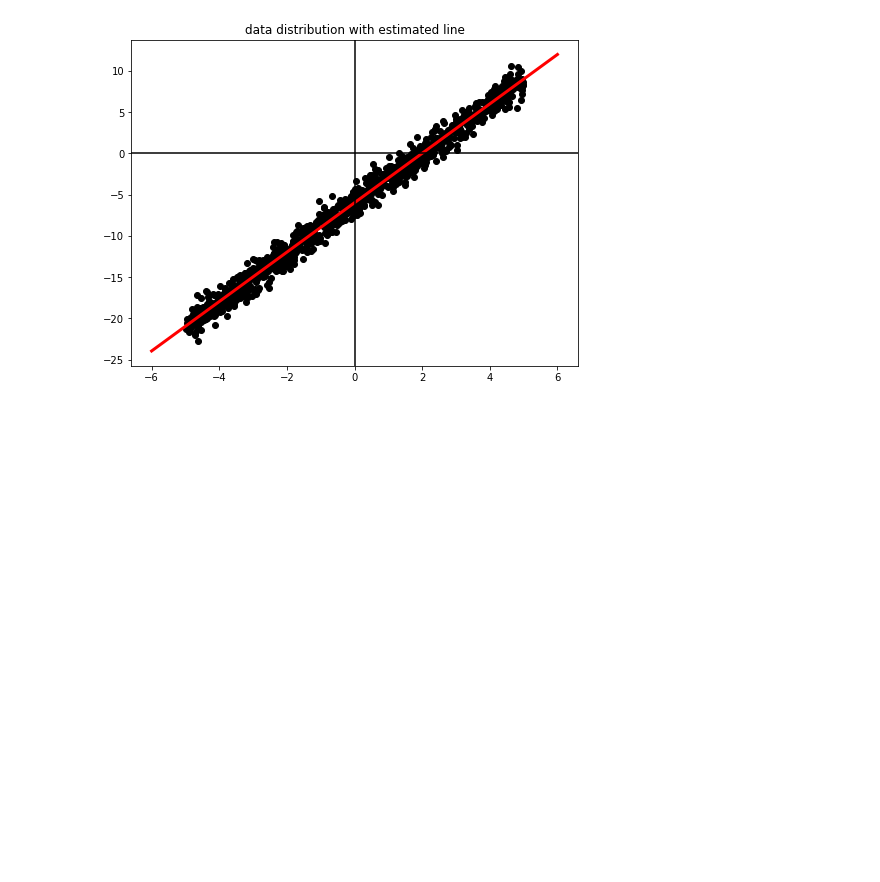
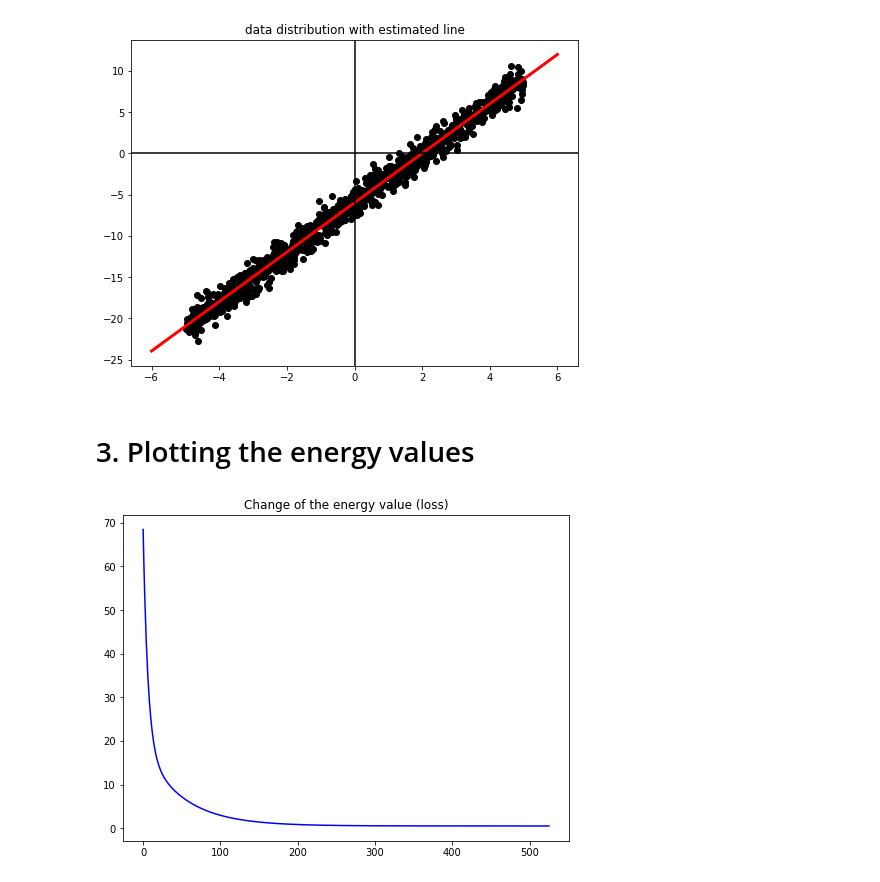
Before and after one commit to BaeHyungjun/2020-1-MachineLearning, a Jupyter notebook: 20152410_배형준_머신러닝_과제2.ipynb, the cells around one changed output. Cells and saved outputs as stored; diff of their text form; code cells hidden in the pictures; blank space fills up the shorter version.

Commit message:
Assignment2-3 Plotting the energy values
check convergence of energy values (loss) visually

```diff
--- a/20152410_배형준_머신러닝_과제2.ipynb
+++ b/20152410_배형준_머신러닝_과제2.ipynb
@@ -114,3 +114,14 @@ plt.title('data distribution with estimated line')
 plt.show()
 # %% [output]
 [figure]
+# %% [markdown]
+# 3. Plotting the energy values
+# %%
+plt.figure(figsize=(8, 6))
+plt.plot(list_loss, 'b')
+plt.title('Change of the energy value (loss)')
+plt.show()
+
+# energy value가 수렴한 것을 그래프를 통해 확인할 수 있다.
+# %% [output]
+[figure, added]
```
